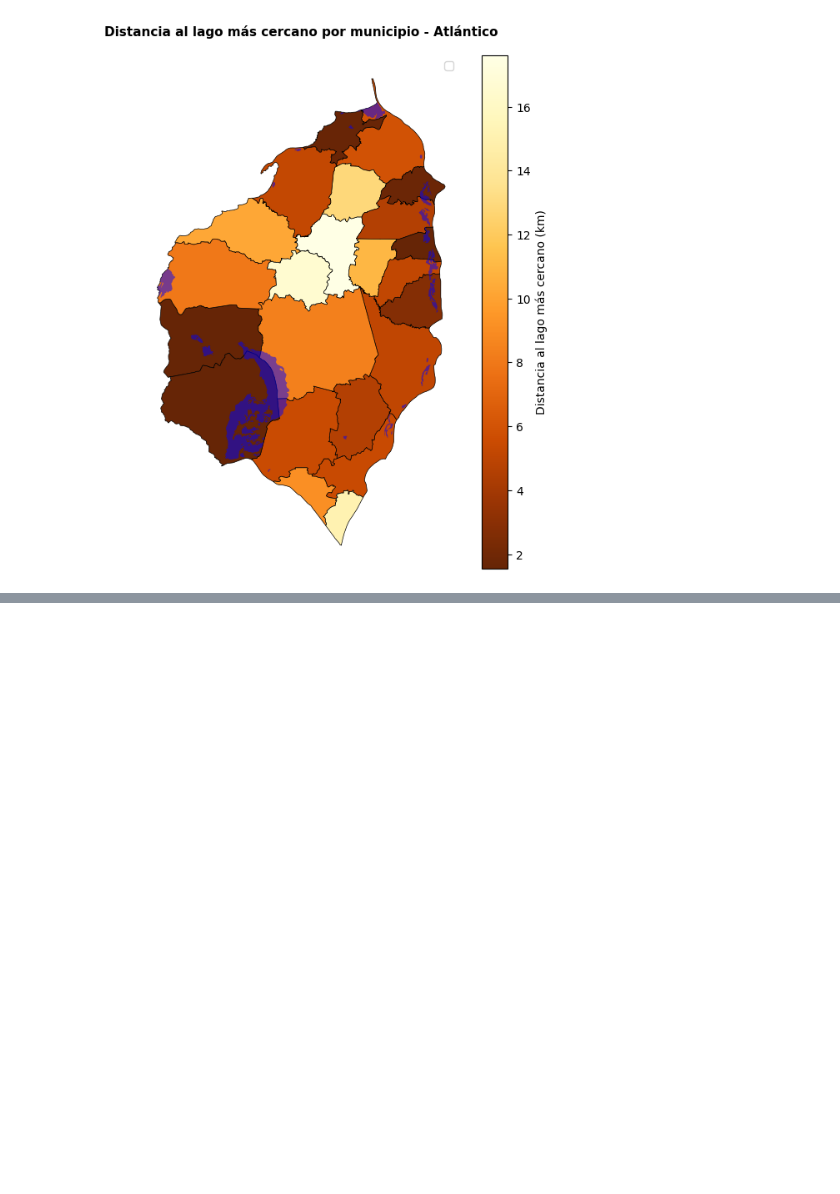
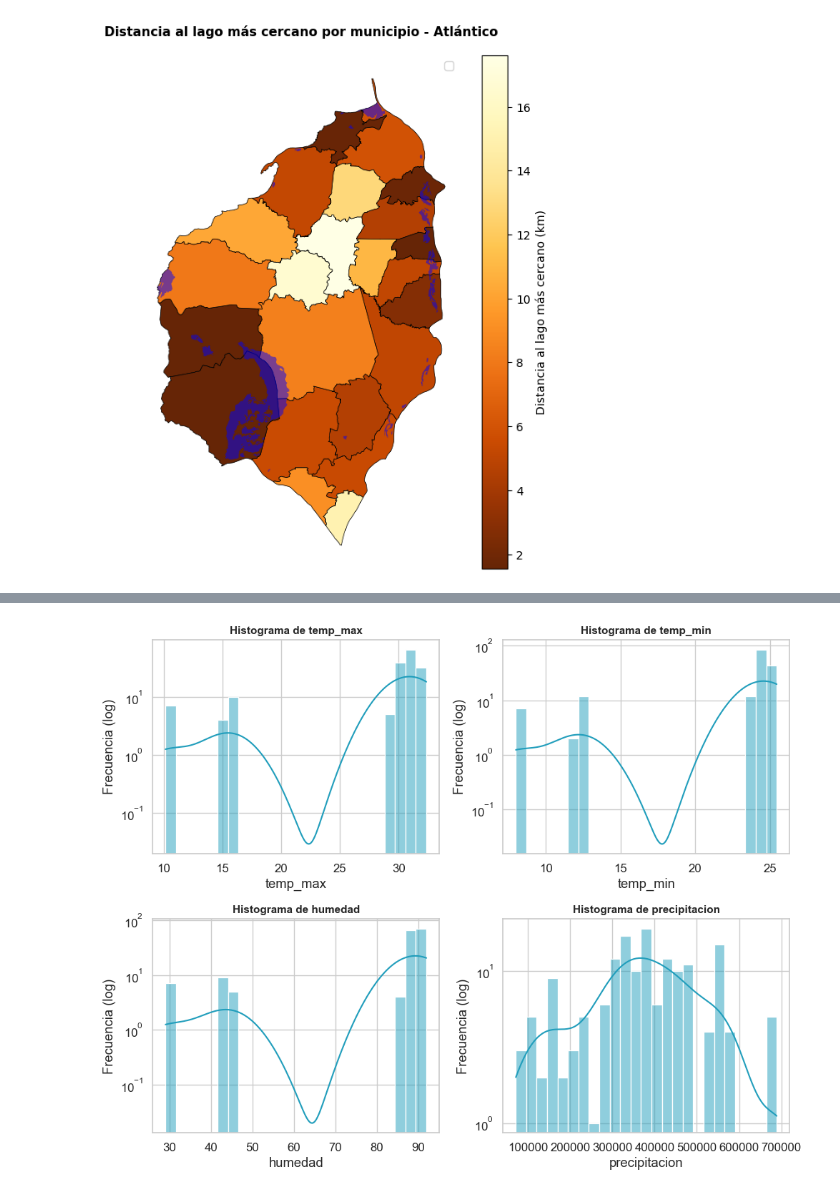
Before and after one commit to Darally06/Dengue_caracterization, a Jupyter notebook: 6_var_entorno.ipynb, the cells around one changed output, grey strips where cells are left out. Saved outputs shown, nothing was run; the diff lists cells and outputs as text; code cells hidden in the pictures; blank space fills up the shorter version.

```diff
--- a/6_var_entorno.ipynb
+++ b/6_var_entorno.ipynb
@@ -428,0 +495,4 @@ df_final.head()
+# %%
+hist_variables(df, variables)
+# %% [output]
+[figure, added]
```
Also changed, not shown: parts of 23 cells of this notebook.
